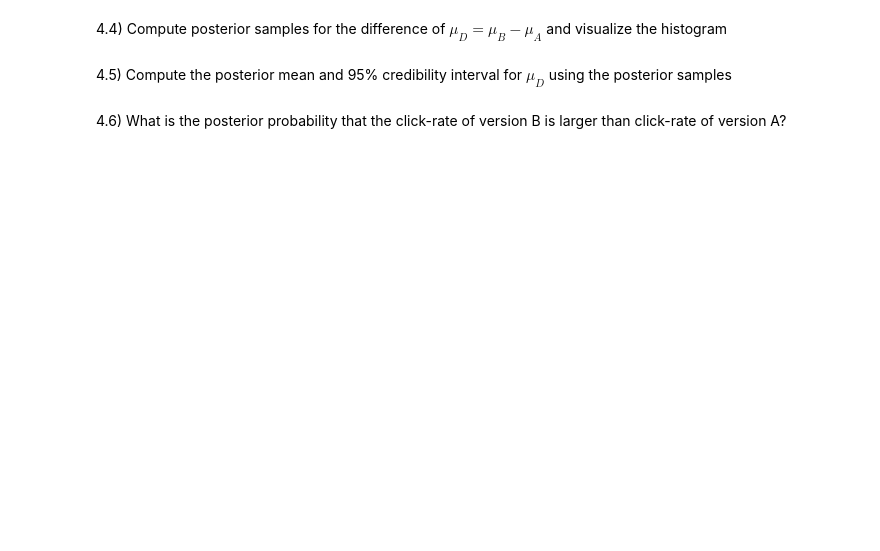
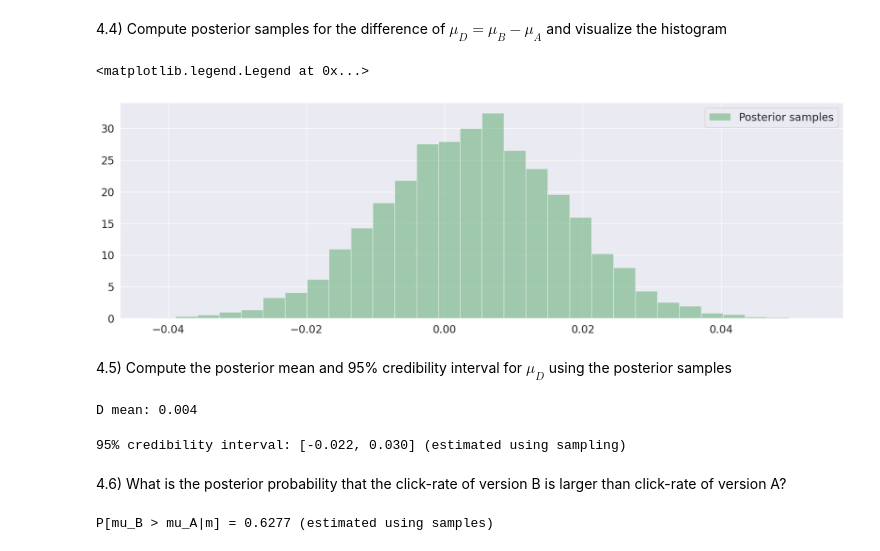
Before and after one commit to wdmdev/02477-bayesian-ml, a Jupyter notebook: week1/Exercise1.ipynb, the cells around one changed output. Drawn from its saved outputs; the diff is of its cells as text; code cells hidden in the pictures; blank space fills up the shorter version.

```diff
--- a/week1/Exercise1.ipynb
+++ b/week1/Exercise1.ipynb
@@ -602,6 +658,30 @@ We will now put everything together and apply it do a Bayesian analysis of the d
 # %% [markdown]
 4.4) Compute posterior samples for the difference of $\mu_D = \mu_B - \mu_A$ and visualize the histogram
+# %%
+D_samples = B_samples-A_samples
+
+fig, ax = plt.subplots(1, 1, figsize=(20, 6))
+
+ax.hist(D_samples, 30, density=True, label='Posterior samples', alpha=0.5, color='g')
+ax.legend()
+# %% [output]
+<matplotlib.legend.Legend at 0x...>
+[figure, added]
 # %% [markdown]
 4.5) Compute the posterior mean and 95% credibility interval for $\mu_D$ using the posterior samples
+# %%
+D_mean = np.mean(D_samples)
+print(f"D mean: {D_mean:.3f}")
+# %% [output]
+D mean: 0.004
+# %%
+interval = np.percentile(D_samples, [2.5, 97.5])
+print(f'95% credibility interval: [{interval[0]:4.3f}, {interval[1]:4.3f}] (estimated using sampling)')
+# %% [output]
+95% credibility interval: [-0.022, 0.030] (estimated using sampling)
 # %% [markdown]
  4.6) What is the posterior probability that the click-rate of version B is larger than click-rate of version A?
+# %%
+print(f'P[mu_B > mu_A|m] = {np.mean(D_samples > 0.0):5.4f} (estimated using samples)\n')
+# %% [output]
+P[mu_B > mu_A|m] = 0.6277 (estimated using samples)
```
Also changed, not shown: parts of 5 cells of this notebook, 1 other file.
